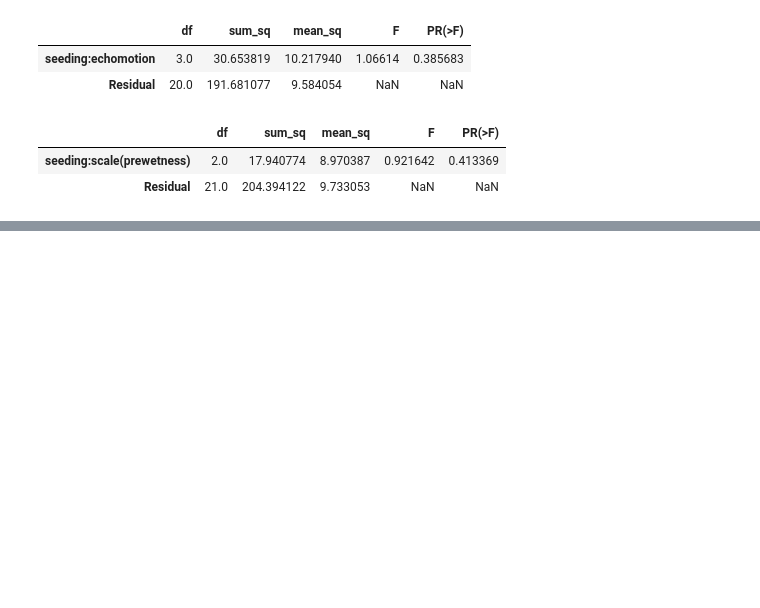
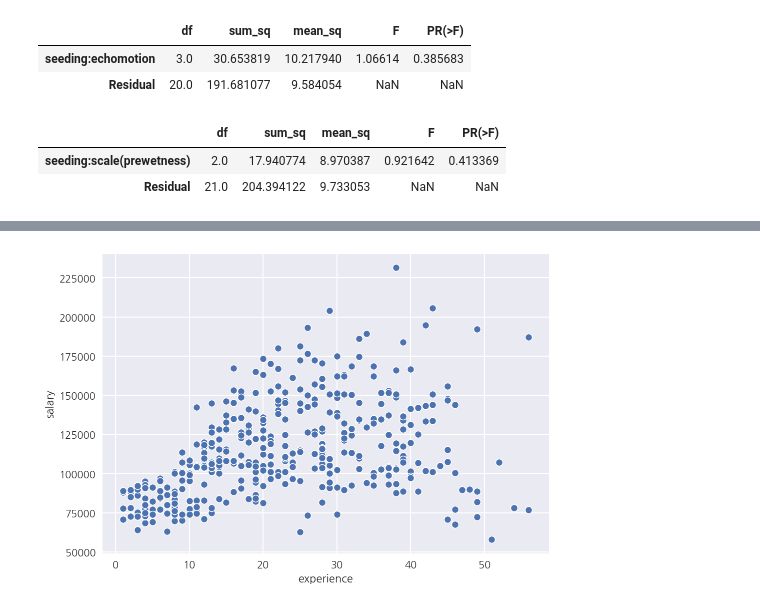
Before and after one commit to whguswls58/TIL, a Jupyter notebook: math/200523_mathclass.ipynb, the cells around one changed output, grey strips where cells are left out. Cells and saved outputs as stored; diff of their text form; code cells hidden in the pictures; blank space fills up the shorter version.

```diff
--- a/math/200523_mathclass.ipynb
+++ b/math/200523_mathclass.ipynb
@@ -114,0 +175,5 @@ sm.stats.anova_lm(result)
+# %%
+dataset = sm.datasets.get_rdataset("Salaries", package = "carData")
+df = dataset.data[["yrs.since.phd", "salary"]]
+df = df.rename(columns = {"yrs.since.phd": "experience"})
+df.tail()
@@ -114,0 +187,5 @@ sm.stats.anova_lm(result)
+# %%
+sns.scatterplot(x = "experience", y = "salary", data = df)
+plt.show()
+# %% [output]
+[figure, added]
```
Also changed, not shown: parts of 20 cells of this notebook.
